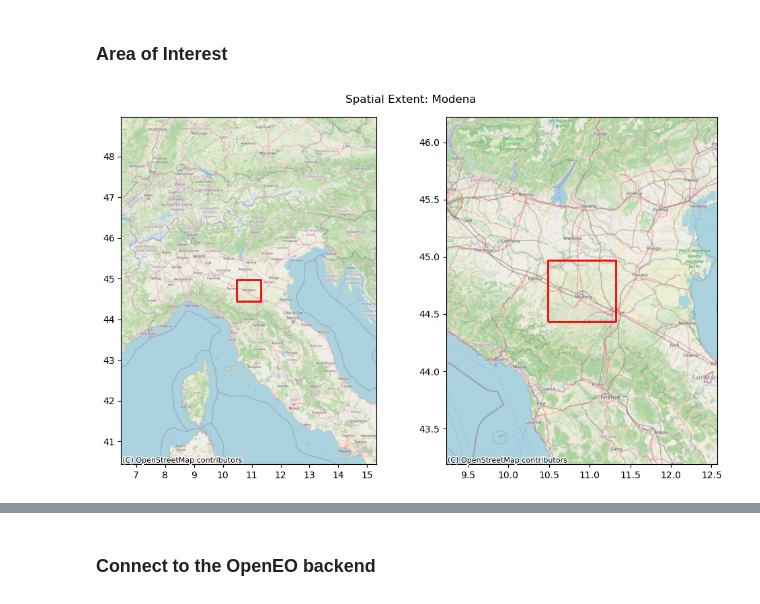
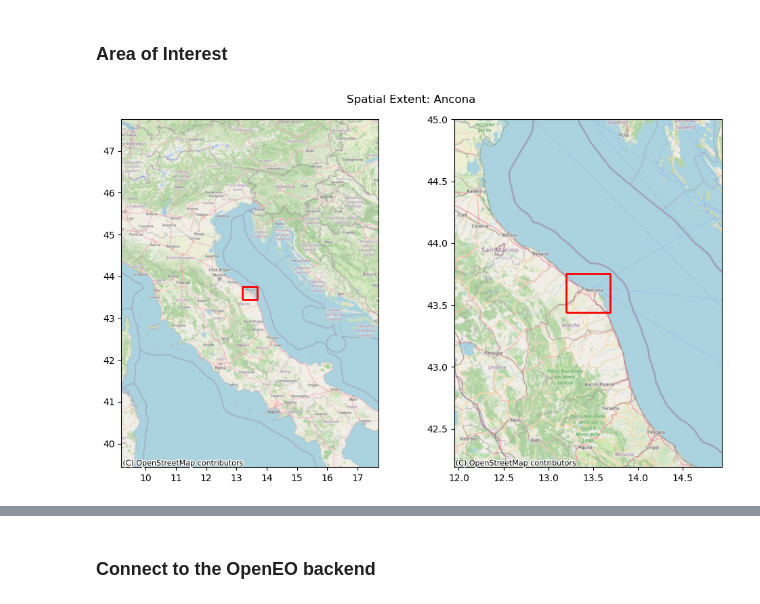
Before and after one commit to bcdev/apex-force-openeo, a Jupyter notebook: examples/run-level2-and-tsa/FORCE_level2_and_TSA.ipynb, the cells around one changed output, grey strips where cells are left out. Drawn from its saved outputs; the diff is of its cells as text; code cells hidden in the pictures.

```diff
--- a/examples/run-level2-and-tsa/FORCE_level2_and_TSA.ipynb
+++ b/examples/run-level2-and-tsa/FORCE_level2_and_TSA.ipynb
@@ -75,20 +75,19 @@ import force_tsa_example_utils as utils
 # %% [markdown]
 ### Area of Interest
 # %%
-w,s,e,n = 10.486, 44.437, 11.323, 44.973
+w,s,e,n = 13.2, 43.439, 13.688, 43.75
 spatial_extent = { "west": w, "south": s, "east": e, "north": n}
-aoi_name = "Modena"
-#temporal_extent=["2026-03-01", "2026-03-15"]
-temporal_extent=["2026-02-01", "2026-02-10"]
+aoi_name = "Ancona"
+temporal_extent=["2026-02-01", "2026-02-20"]
 
 utils.plot_area_of_interest(
     w=w,
     s=s,
     e=e,
     n=n,
     large_context=4,
     figsize=(10, 6),
     title=f"Spatial Extent: {aoi_name}"
 )
 # %% [output]
-[figure, old version]
+[figure, new version]
```
Also changed, not shown: parts of 19 cells of this notebook, 4 other files.
